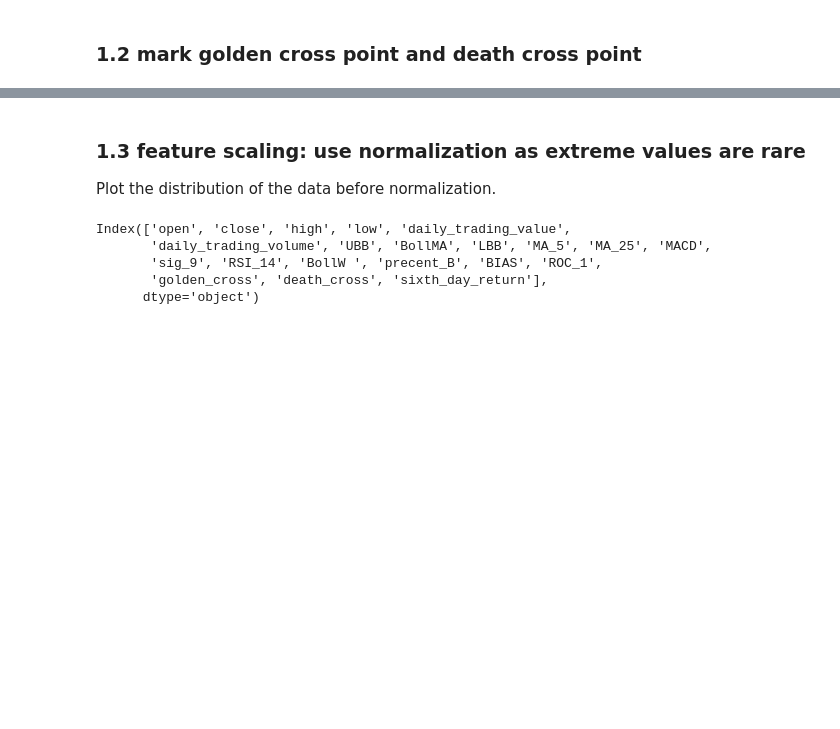
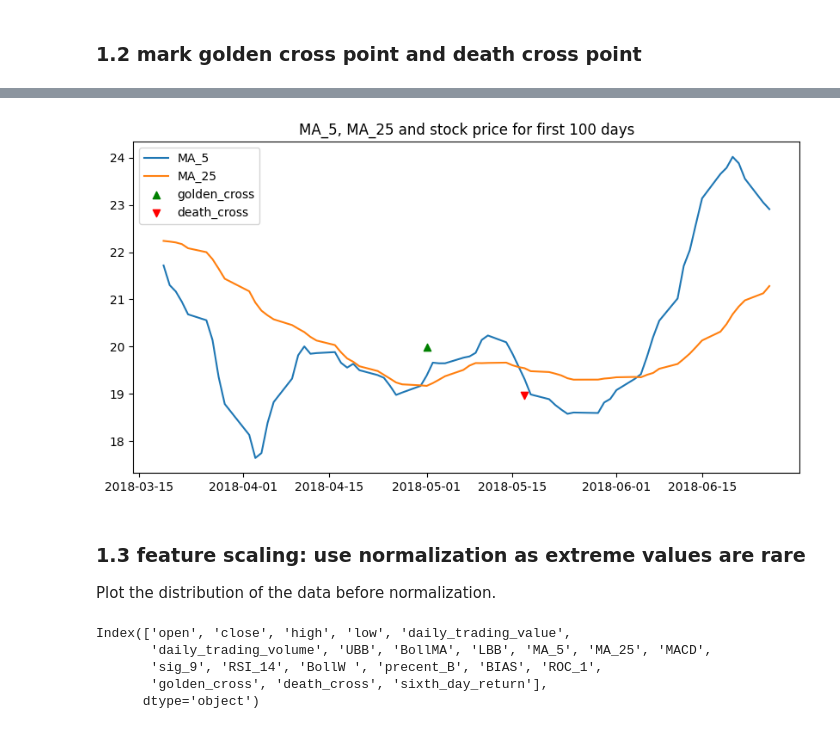
Before and after one commit to Gavin-OP/stat4012-group-project, a Jupyter notebook: code/STAT4012_group_project_code.ipynb, the cells around one changed output, grey strips where cells are left out. Saved outputs shown, nothing was run; the diff lists cells and outputs as text; code cells hidden in the pictures; blank space fills up the shorter version.

```diff
--- a/code/STAT4012_group_project_code.ipynb
+++ b/code/STAT4012_group_project_code.ipynb
@@ -104,3 +114,18 @@ dtype: float64
+# %%
+
+# plot for first 100 days
+plt.figure(figsize=(10, 5))
+plt.plot(data['MA_5'][:70], label='MA_5')
+plt.plot(data['MA_25'][:70], label='MA_25')
+plt.scatter(data[data['golden_cross'] == 1].index[0],
+            data[data['golden_cross'] == 1]['close'][0], label='golden_cross', marker='^', color='green')
+plt.scatter(data[data['death_cross'] == 1].index[0],
+            data[data['death_cross'] == 1]['close'][0], label='death_cross', marker='v', color='red')
+plt.title('MA_5, MA_25 and stock price for first 100 days')
+plt.legend()
+plt.show()
+# %% [output]
+[figure, added]
 # %% [markdown]
 ### 1.3 feature scaling: use normalization as extreme values are rare
 Plot the distribution of the data before normalization.
```
Also changed, not shown: parts of 3 cells of this notebook, 9 other files.
